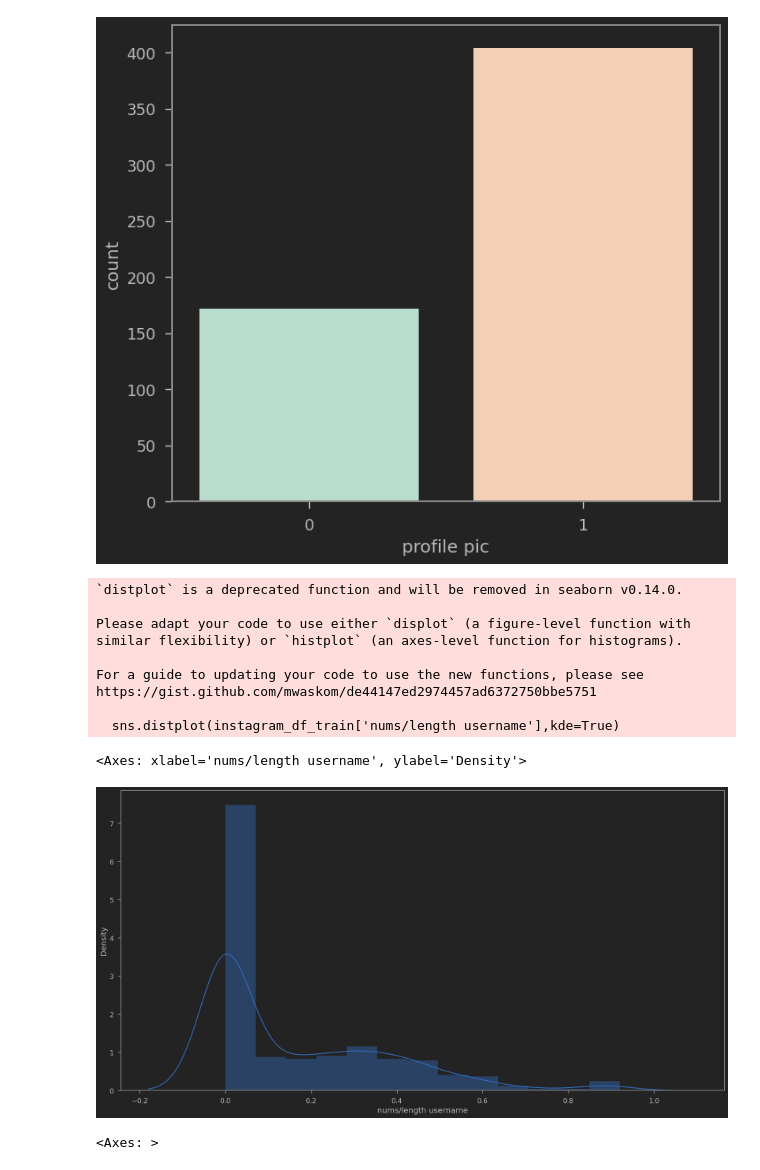
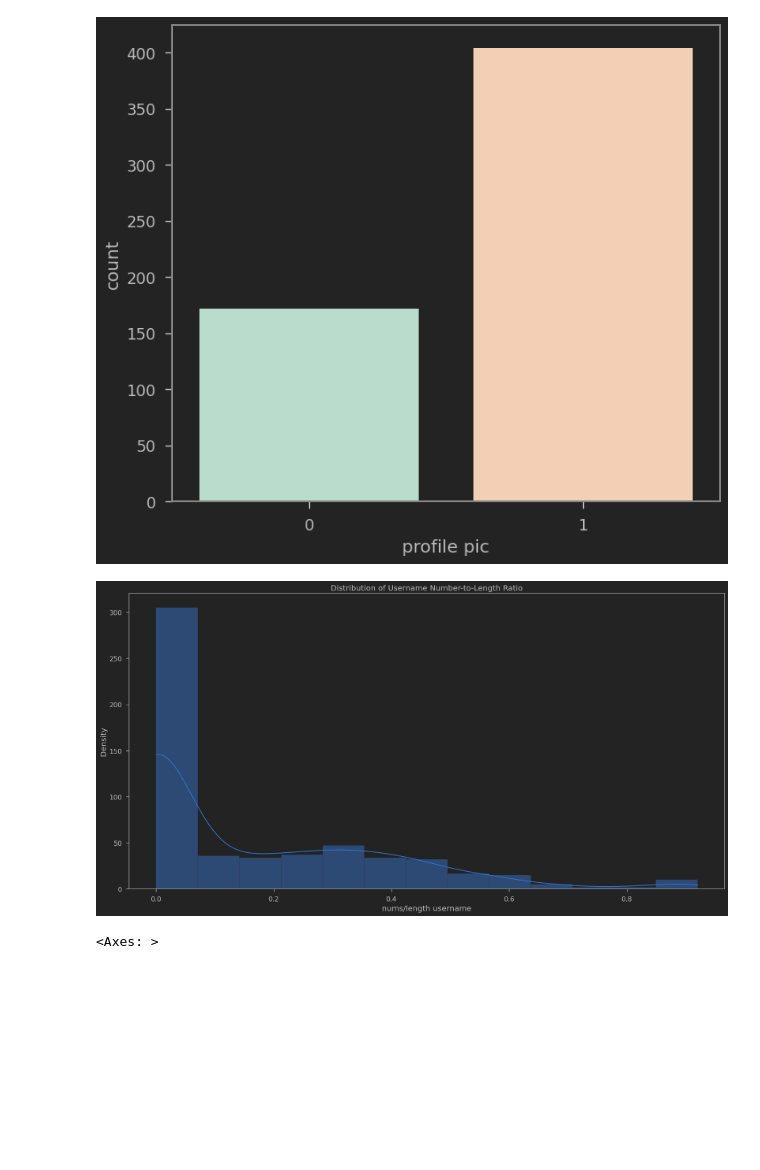
Before and after one commit to Pranjul-1/fake_account_detection, a Jupyter notebook: Fake_Account_Detection.ipynb, the cells around one changed output. Drawn from its saved outputs; the diff is of its cells as text; code cells hidden in the pictures; blank space fills up the shorter version.

```diff
--- a/Fake_Account_Detection.ipynb
+++ b/Fake_Account_Detection.ipynb
@@ -301,21 +322,15 @@ sns.countplot(x='profile pic', data=instagram_df_train, palette="Pastel2", hue='
 <Axes: xlabel='profile pic', ylabel='count'>
 [figure]
 # %%
-#Visualizing the length of usernames(Histogram)
-plt.figure(figsize = (20, 10))
-sns.distplot(instagram_df_train['nums/length username'],kde=True)
+# Visualizing the length of usernames (Histogram)
+plt.figure(figsize=(20, 10))
+sns.histplot(data=instagram_df_train, x='nums/length username', kde=True)
+plt.title('Distribution of Username Number-to-Length Ratio')
+plt.xlabel('nums/length username')
+plt.ylabel('Density')
+plt.show()
 # %% [output]
-`distplot` is a deprecated function and will be removed in seaborn v0.14.0.
-
-Please adapt your code to use either `displot` (a figure-level function with
-similar flexibility) or `histplot` (an axes-level function for histograms).
-
-For a guide to updating your code to use the new functions, please see
-https://gist.github.com/mwaskom/de44147ed2974457ad6372750bbe5751
-
-  sns.distplot(instagram_df_train['nums/length username'],kde=True)
-<Axes: xlabel='nums/length username', ylabel='Density'>
-[figure, old version]
+[figure, new version]
 # %%
 #Correlation heatmap
 plt.figure(figsize=(15,15))
```
Also changed, not shown: parts of 8 cells of this notebook.
